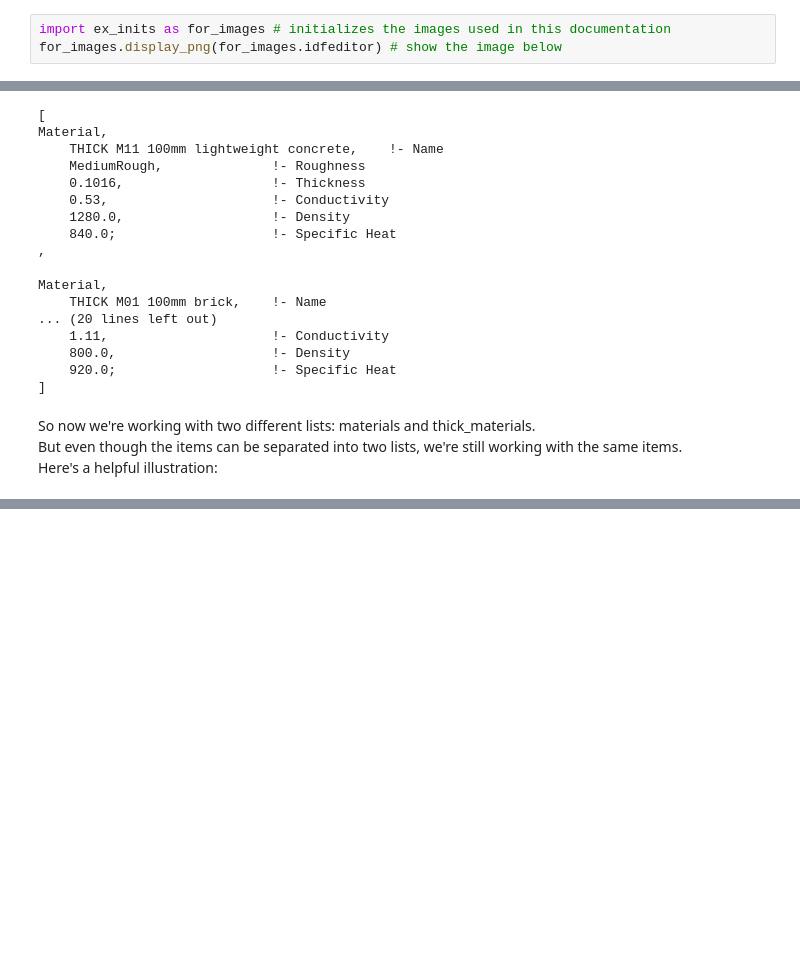
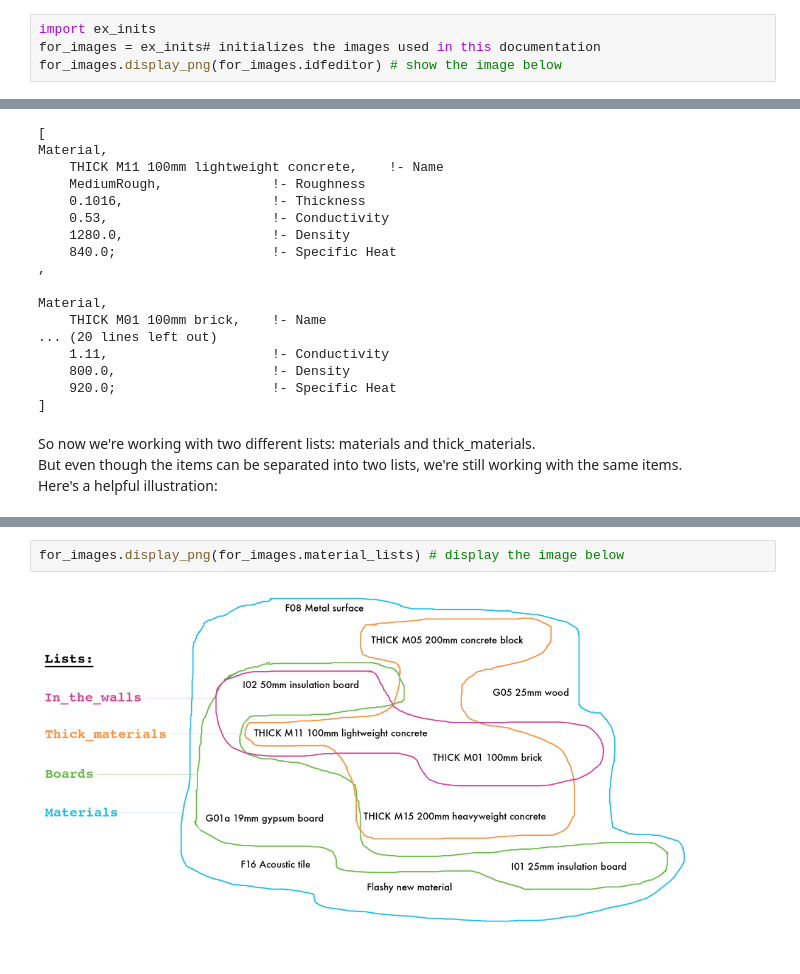
Before and after one commit to santoshphilip/eppy, a Jupyter notebook: eplusscripting/ex_simpleidf.ipynb, the cells around one changed output, grey strips where cells are left out. Cells and saved outputs as stored; diff of their text form; blank space fills up the shorter version.

```diff
--- a/eplusscripting/ex_simpleidf.ipynb
+++ b/eplusscripting/ex_simpleidf.ipynb
@@ -244,7 +244,8 @@ What are they called?
 
 Let us take a look at the "IDF Editor".
 # %%
-import ex_inits as for_images # initializes the images used in this documentation
+import ex_inits
+for_images = ex_inits# initializes the images used in this documentation
 for_images.display_png(for_images.idfeditor) # show the image below
 # %% [output]
 [figure]
@@ -1083,2 +1079,6 @@ SyntaxError: ('invalid syntax', ('<ipython-input-1-8987a458d8a5>', 2, 45, 'for_i
+# %%
+for_images.display_png(for_images.material_lists) # display the image below
+# %% [output]
+[figure, added]
 # %%
 # here's the same concept, demonstrated with code
```
Also changed, not shown: parts of 27 cells of this notebook, 3 other files.
